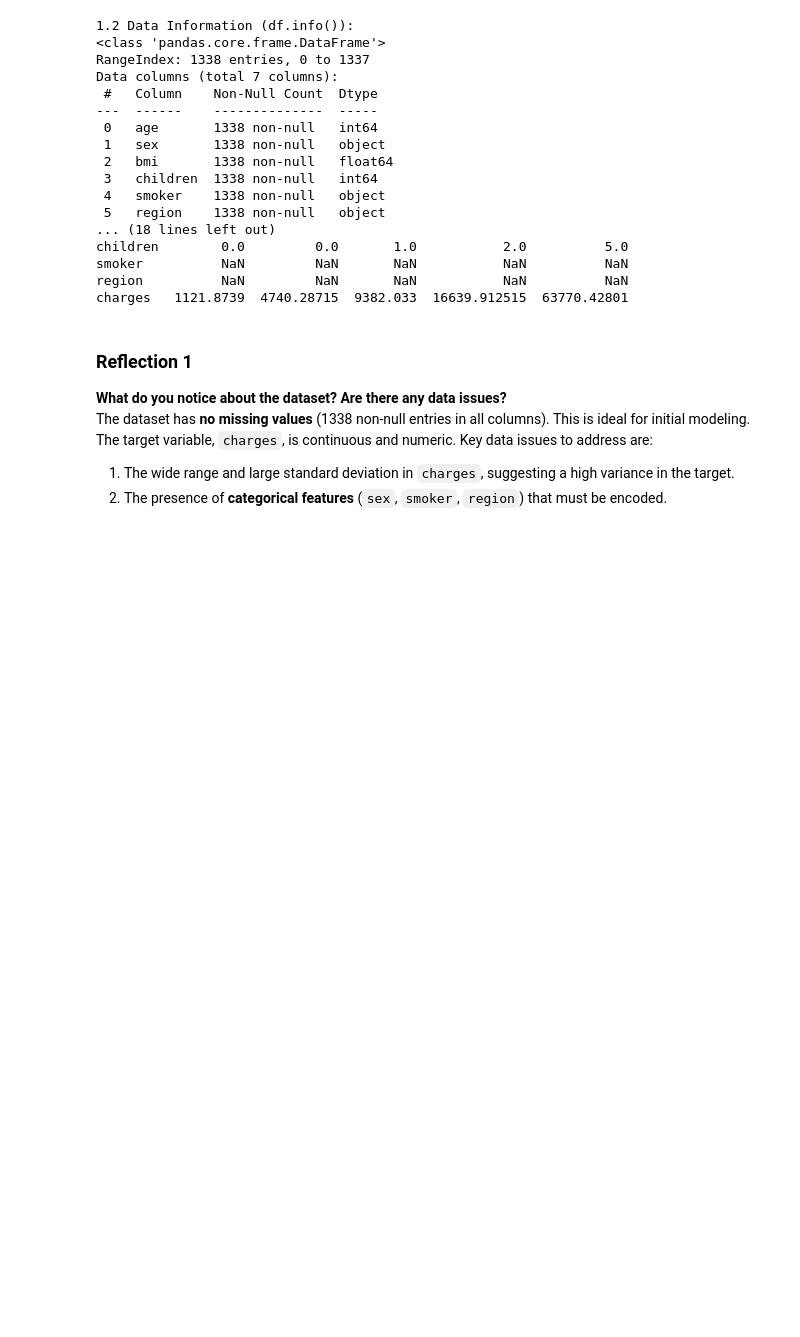
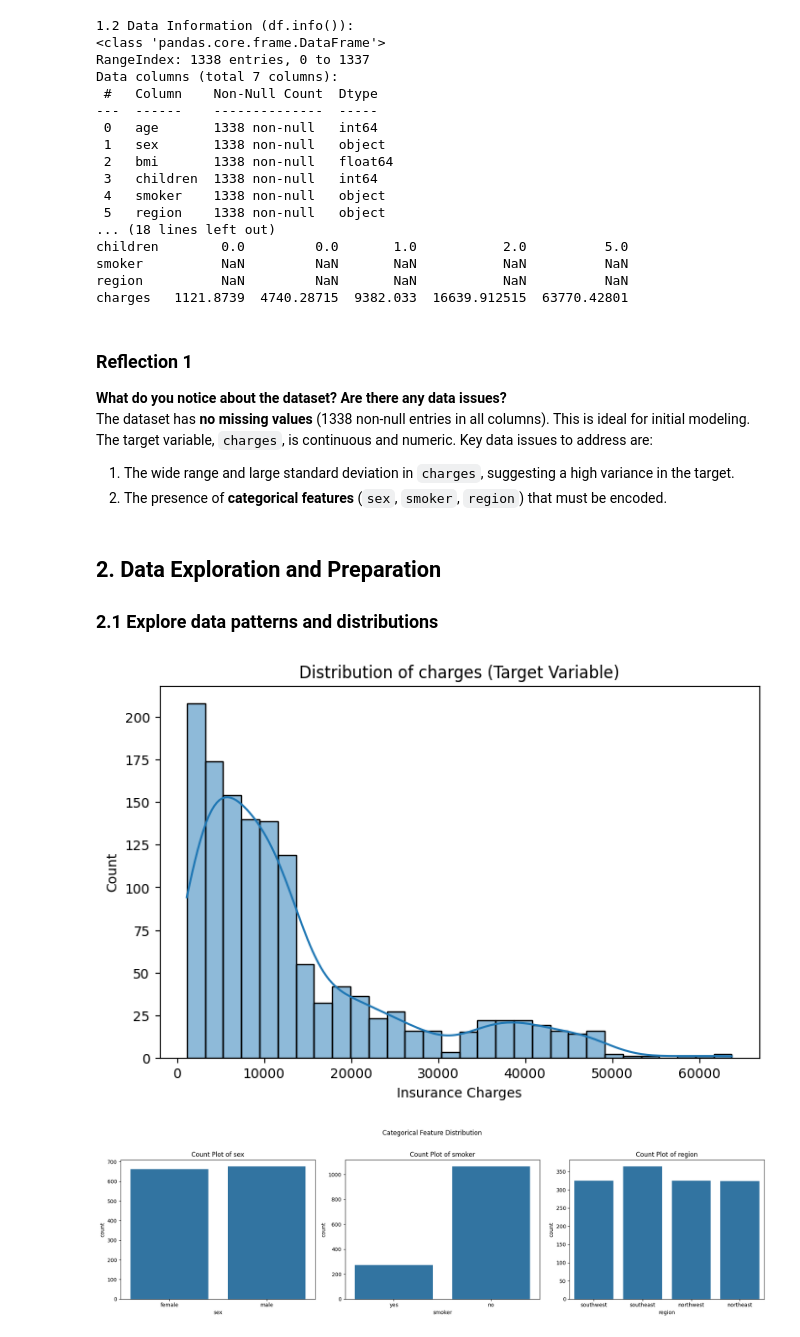
Before and after one commit to s-golla/ml_regression_sgolla, a Jupyter notebook: regression_sgolla.ipynb, the cells around one changed output. Cells and saved outputs as stored; diff of their text form; code cells hidden in the pictures; blank space fills up the shorter version.

```diff
--- a/regression_sgolla.ipynb
+++ b/regression_sgolla.ipynb
@@ -85,3 +85,30 @@ charges   1121.8739  4740.28715  9382.033  16639.912515  63770.42801
 The dataset has **no missing values** (1338 non-null entries in all columns). This is ideal for initial modeling. The target variable, `charges`, is continuous and numeric. Key data issues to address are:
 1. The wide range and large standard deviation in `charges`, suggesting a high variance in the target.
 2. The presence of **categorical features** (`sex`, `smoker`, `region`) that must be encoded.
+# %% [markdown]
+## 2. Data Exploration and Preparation
+
+### 2.1 Explore data patterns and distributions
+# %%
+# 2.1 Explore data patterns and distributions
+
+# Target Distribution (shows strong right-skewness)
+plt.figure(figsize=(8, 5))
+sns.histplot(df[TARGET_VARIABLE], kde=True)
+plt.title(f'Distribution of {TARGET_VARIABLE} (Target Variable)')
+plt.xlabel('Insurance Charges')
+plt.show()
+#
+
+# Categorical Feature Counts (shows imbalance in 'smoker')
+fig, axes = plt.subplots(1, 3, figsize=(18, 5))
+for i, col in enumerate(CATEGORICAL_FEATURES):
+    sns.countplot(data=df, x=col, ax=axes[i])
+    axes[i].set_title(f'Count Plot of {col}')
+fig.suptitle('Categorical Feature Distribution', y=1.02)
+plt.tight_layout()
+plt.show()
+#
+# %% [output]
+[figure, added]
+[figure, added]
```
Also changed, not shown: parts of 2 cells of this notebook.
